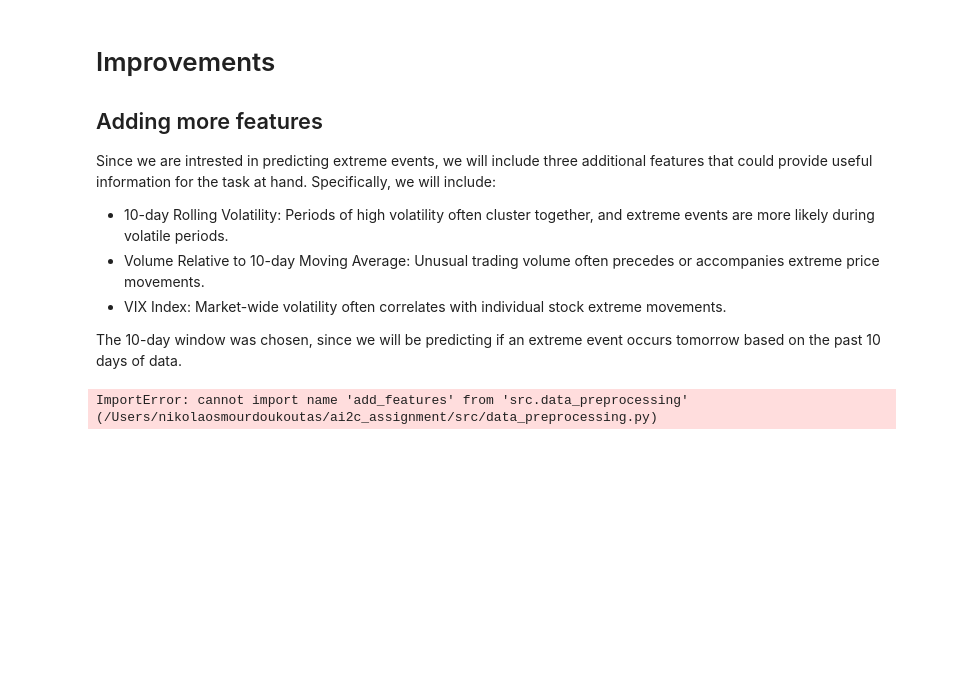
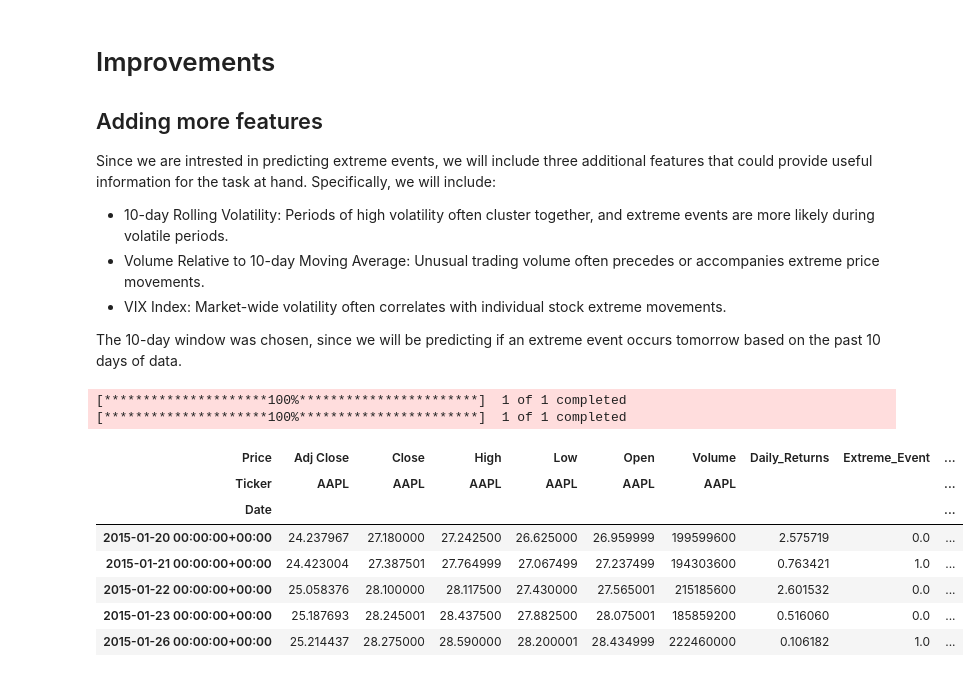
Before and after one commit to nmourdo/extreme_event_prediction, a Jupyter notebook: report.ipynb, the cells around one changed output. Saved outputs shown, nothing was run; the diff lists cells and outputs as text; code cells hidden in the pictures; blank space fills up the shorter version.

```diff
--- a/report.ipynb
+++ b/report.ipynb
@@ -561,10 +561,22 @@ Since we are intrested in predicting extreme events, we will include three addit
 - VIX Index: Market-wide volatility often correlates with individual stock extreme movements.
 
 The 10-day window was chosen, since we will be predicting if an extreme event occurs tomorrow based on the past 10 days of data.
-# %%
-from src.data_preprocessing import add_features
-
-stock_prices = add_features(stock_prices, start_date='2015-01-01', end_date='2024-01-31')
-stock_prices.head()
-# %% [output]
-ImportError: cannot import name 'add_features' from 'src.data_preprocessing' (/Users/nikolaosmourdoukoutas/ai2c_assignment/src/data_preprocessing.py)
+# %%
+from src.data_preprocessing import StockDataPreprocessor
+# Insantiate the preprocessor and download the data
+preprocessor = StockDataPreprocessor(ticker="AAPL", start_date="2015-01-01", end_date="2024-01-31")
+stock_prices = preprocessor.download_and_prepare_stock_data()
+# Add 10-day rolling volatility, volume relative to 10-day moving average and VIX index
+stock_prices = preprocessor.add_features()
+stock_prices.head()
+# %% [output]
+[*********************100%***********************]  1 of 1 completed
+[*********************100%***********************]  1 of 1 completed
+| Price | Adj Close | Close | High | Low | Open | Volume | Daily_Returns | Extreme_Event | ... |
+| Ticker | AAPL | AAPL | AAPL | AAPL | AAPL | AAPL |  |  | ... |
+| Date |  |  |  |  |  |  |  |  | ... |
+| 2015-01-20 00:00:00+00:00 | 24.237967 | 27.180000 | 27.242500 | 26.625000 | 26.959999 | 199599600 | 2.575719 | 0.0 | ... |
+| 2015-01-21 00:00:00+00:00 | 24.423004 | 27.387501 | 27.764999 | 27.067499 | 27.237499 | 194303600 | 0.763421 | 1.0 | ... |
+| 2015-01-22 00:00:00+00:00 | 25.058376 | 28.100000 | 28.117500 | 27.430000 | 27.565001 | 215185600 | 2.601532 | 0.0 | ... |
+| 2015-01-23 00:00:00+00:00 | 25.187693 | 28.245001 | 28.437500 | 27.882500 | 28.075001 | 185859200 | 0.516060 | 0.0 | ... |
+| 2015-01-26 00:00:00+00:00 | 25.214437 | 28.275000 | 28.590000 | 28.200001 | 28.434999 | 222460000 | 0.106182 | 1.0 | ... |
```
Also changed, not shown: parts of 6 cells of this notebook.
